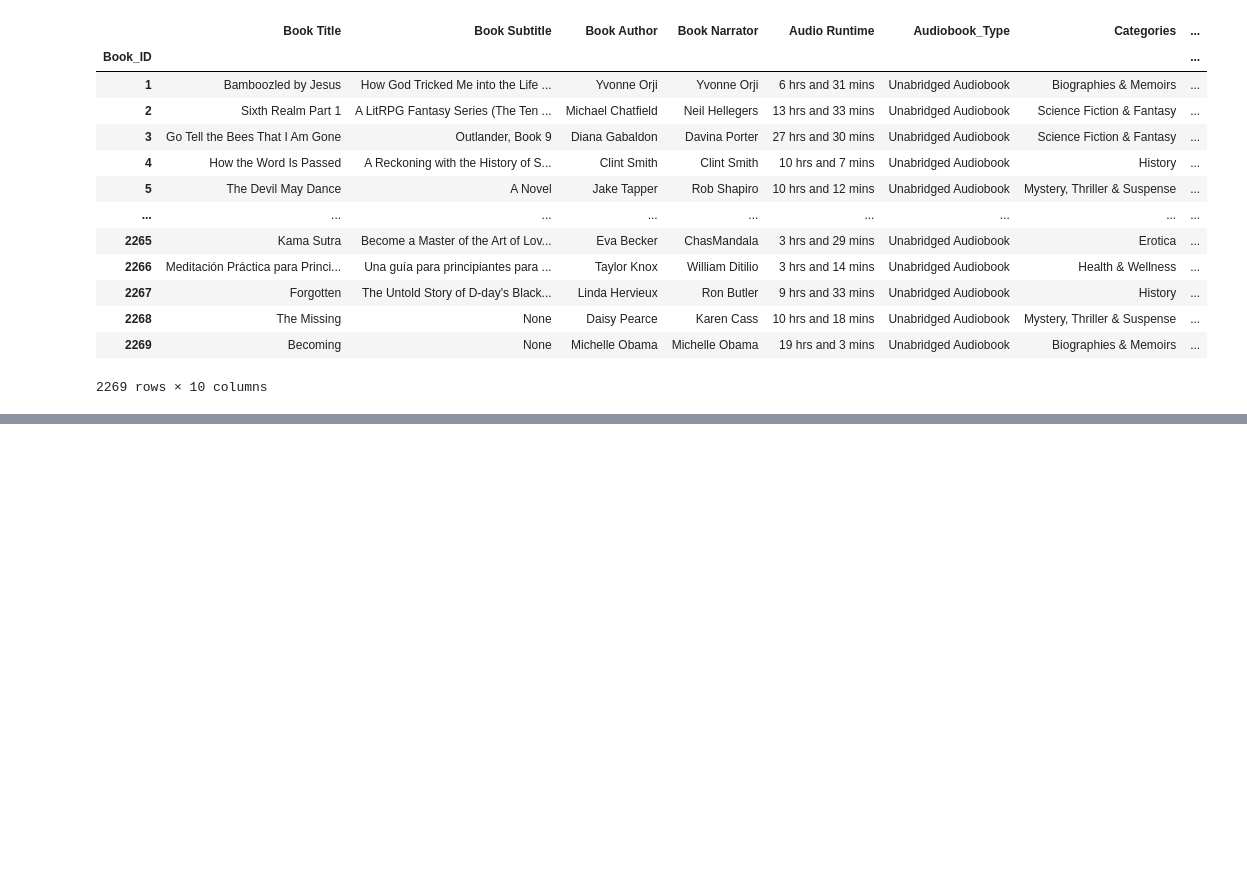
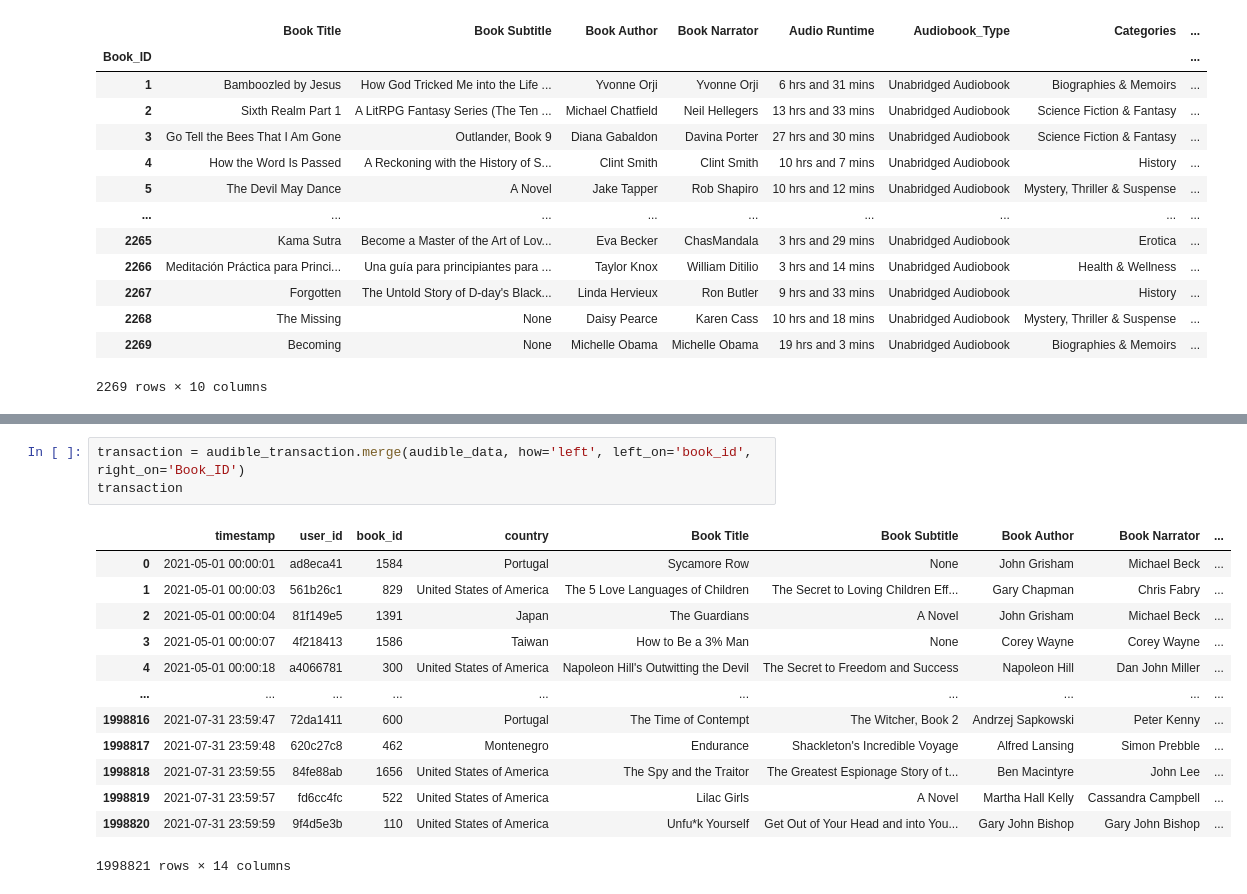
Before and after one commit to supakornkr/RoadToDE-Workshop, a Jupyter notebook: Data_Collection.ipynb, the cells around one changed output, grey strips where cells are left out. Cells and saved outputs as stored; diff of their text form; blank space fills up the shorter version.

```diff
--- a/Data_Collection.ipynb
+++ b/Data_Collection.ipynb
@@ -85,0 +99,17 @@ audible_transaction
+# %%
+transaction = audible_transaction.merge(audible_data, how='left', left_on='book_id', right_on='Book_ID')
+transaction
+# %% [output]
+|  | timestamp | user_id | book_id | country | Book Title | Book Subtitle | Book Author | Book Narrator | ... |
+| 0 | 2021-05-01 00:00:01 | ad8eca41 | 1584 | Portugal | Sycamore Row | None | John Grisham | Michael Beck | ... |
+| 1 | 2021-05-01 00:00:03 | 561b26c1 | 829 | United States of America | The 5 Love Languages of Children | The Secret to Loving Children Eff... | Gary Chapman | Chris Fabry | ... |
+| 2 | 2021-05-01 00:00:04 | 81f149e5 | 1391 | Japan | The Guardians | A Novel | John Grisham | Michael Beck | ... |
+| 3 | 2021-05-01 00:00:07 | 4f218413 | 1586 | Taiwan | How to Be a 3% Man | None | Corey Wayne | Corey Wayne | ... |
+| 4 | 2021-05-01 00:00:18 | a4066781 | 300 | United States of America | Napoleon Hill's Outwitting the Devil | The Secret to Freedom and Success | Napoleon Hill | Dan John Miller | ... |
+| ... | ... | ... | ... | ... | ... | ... | ... | ... | ... |
+| 1998816 | 2021-07-31 23:59:47 | 72da1411 | 600 | Portugal | The Time of Contempt | The Witcher, Book 2 | Andrzej Sapkowski | Peter Kenny | ... |
+| 1998817 | 2021-07-31 23:59:48 | 620c27c8 | 462 | Montenegro | Endurance | Shackleton's Incredible Voyage | Alfred Lansing | Simon Prebble | ... |
+| 1998818 | 2021-07-31 23:59:55 | 84fe88ab | 1656 | United States of America | The Spy and the Traitor | The Greatest Espionage Story of t... | Ben Macintyre | John Lee | ... |
+| 1998819 | 2021-07-31 23:59:57 | fd6cc4fc | 522 | United States of America | Lilac Girls | A Novel | Martha Hall Kelly | Cassandra Campbell | ... |
+| 1998820 | 2021-07-31 23:59:59 | 9f4d5e3b | 110 | United States of America | Unfu*k Yourself | Get Out of Your Head and into You... | Gary John Bishop | Gary John Bishop | ... |
+1998821 rows × 14 columns
```
Also changed, not shown: parts of 4 cells of this notebook.
